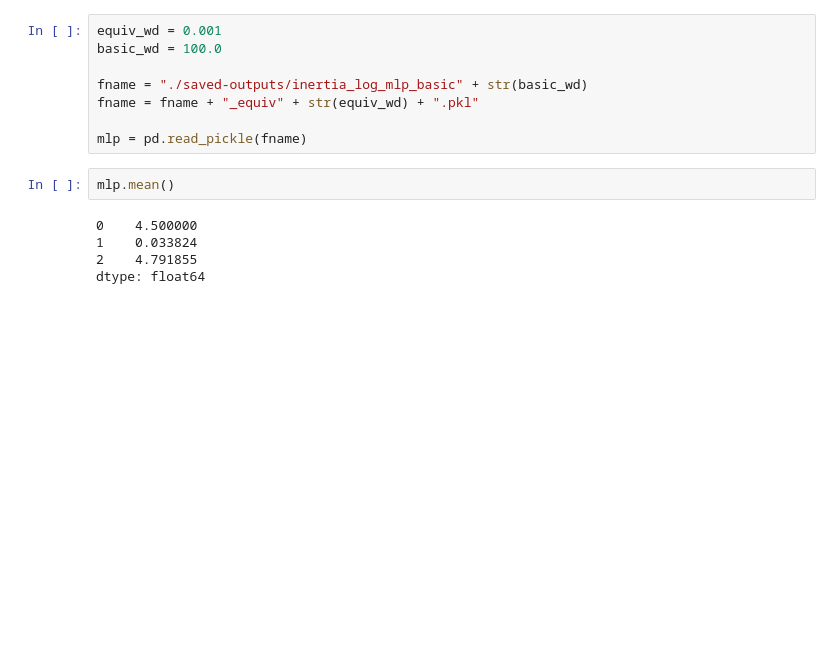
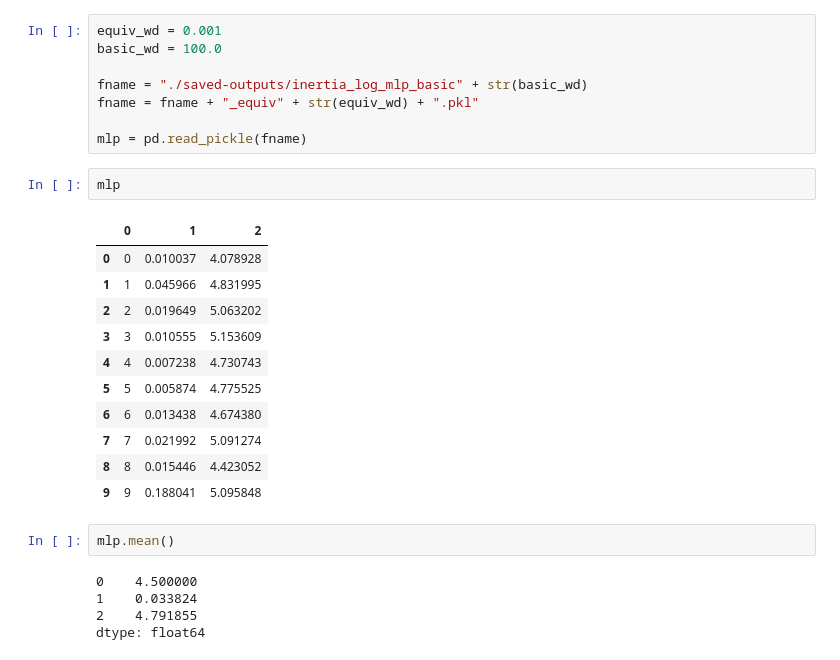
Before and after one commit to mfinzi/residual-pathway-priors, a Jupyter notebook: experiments/prior-var-ablation/modified_inertia_plotter.ipynb, the cells around one changed output. Cells and saved outputs as stored; diff of their text form; blank space fills up the shorter version.

```diff
--- a/experiments/prior-var-ablation/modified_inertia_plotter.ipynb
+++ b/experiments/prior-var-ablation/modified_inertia_plotter.ipynb
@@ -99,6 +127,20 @@ fname = "./saved-outputs/inertia_log_mlp_basic" + str(basic_wd)
 fname = fname + "_equiv" + str(equiv_wd) + ".pkl"
 
 mlp = pd.read_pickle(fname)
+# %%
+mlp
+# %% [output]
+|  | 0 | 1 | 2 |
+| 0 | 0 | 0.010037 | 4.078928 |
+| 1 | 1 | 0.045966 | 4.831995 |
+| 2 | 2 | 0.019649 | 5.063202 |
+| 3 | 3 | 0.010555 | 5.153609 |
+| 4 | 4 | 0.007238 | 4.730743 |
+| 5 | 5 | 0.005874 | 4.775525 |
+| 6 | 6 | 0.013438 | 4.674380 |
+| 7 | 7 | 0.021992 | 5.091274 |
+| 8 | 8 | 0.015446 | 4.423052 |
+| 9 | 9 | 0.188041 | 5.095848 |
 # %%
 mlp.mean()
 # %% [output]
```
Also changed, not shown: parts of 6 cells of this notebook, 16 other files.
